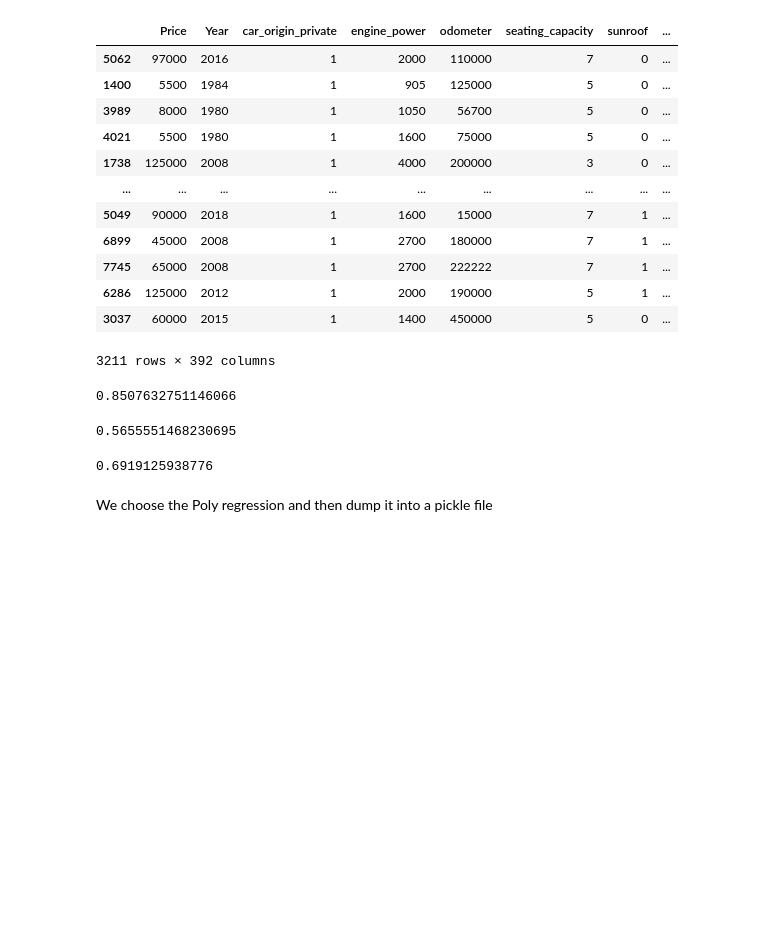
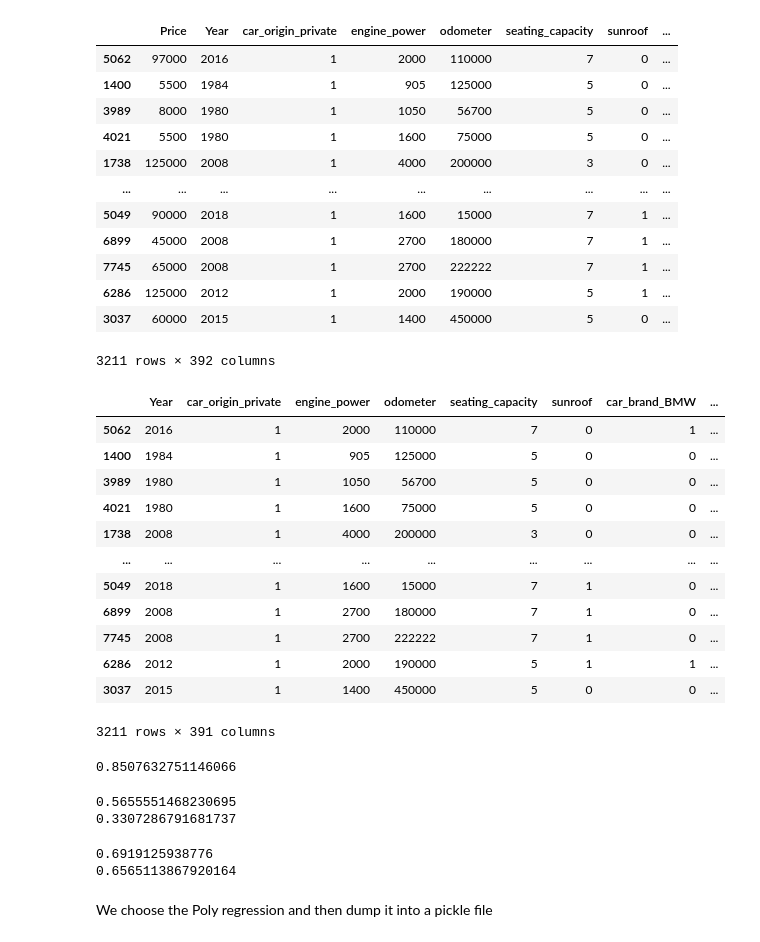
Before and after one commit to saifalaasabelaish/car-price-prediction-system, a Jupyter notebook: data_cleaning_code.ipynb, the cells around one changed output. Drawn from its saved outputs; the diff is of its cells as text; code cells hidden in the pictures; blank space fills up the shorter version.

```diff
--- a/data_cleaning_code.ipynb
+++ b/data_cleaning_code.ipynb
@@ -397,6 +401,21 @@ df
 # %%
 X = df.drop(columns=["Price"])
 y = df["Price"]
 
 X_train, X_test, y_train, y_test = train_test_split(X, y, test_size=0.2, random_state=42)
+X
+# %% [output]
+|  | Year | car_origin_private | engine_power | odometer | seating_capacity | sunroof | car_brand_BMW | ... |
+| 5062 | 2016 | 1 | 2000 | 110000 | 7 | 0 | 1 | ... |
+| 1400 | 1984 | 1 | 905 | 125000 | 5 | 0 | 0 | ... |
+| 3989 | 1980 | 1 | 1050 | 56700 | 5 | 0 | 0 | ... |
+| 4021 | 1980 | 1 | 1600 | 75000 | 5 | 0 | 0 | ... |
+| 1738 | 2008 | 1 | 4000 | 200000 | 3 | 0 | 0 | ... |
+| ... | ... | ... | ... | ... | ... | ... | ... | ... |
+| 5049 | 2018 | 1 | 1600 | 15000 | 7 | 1 | 0 | ... |
+| 6899 | 2008 | 1 | 2700 | 180000 | 7 | 1 | 0 | ... |
+| 7745 | 2008 | 1 | 2700 | 222222 | 7 | 1 | 0 | ... |
+| 6286 | 2012 | 1 | 2000 | 190000 | 5 | 1 | 1 | ... |
+| 3037 | 2015 | 1 | 1400 | 450000 | 5 | 0 | 0 | ... |
+3211 rows × 391 columns
 # %%
@@ -414,15 +431,19 @@ print(poly_reg.score(X_poly, y_train))
 knn_reg = KNeighborsRegressor(n_neighbors=5)
 knn_reg.fit(X_train, y_train)
 print(knn_reg.score(X_train, y_train))
+print(knn_reg.score(X_test,y_test))
 # %% [output]
 0.5655551468230695
+0.3307286791681737
 # %%
 
 dt_reg = DecisionTreeRegressor(max_depth=5)
 dt_reg.fit(X_train, y_train)
 print(dt_reg.score(X_train, y_train))
+print(dt_reg.score(X_test, y_test))
 # %% [output]
 0.6919125938776
+0.6565113867920164
 # %% [markdown]
 We choose the Poly regression and then dump it into a pickle file
 # %%
```
Also changed, not shown: parts of 4 cells of this notebook, 1 other file.
